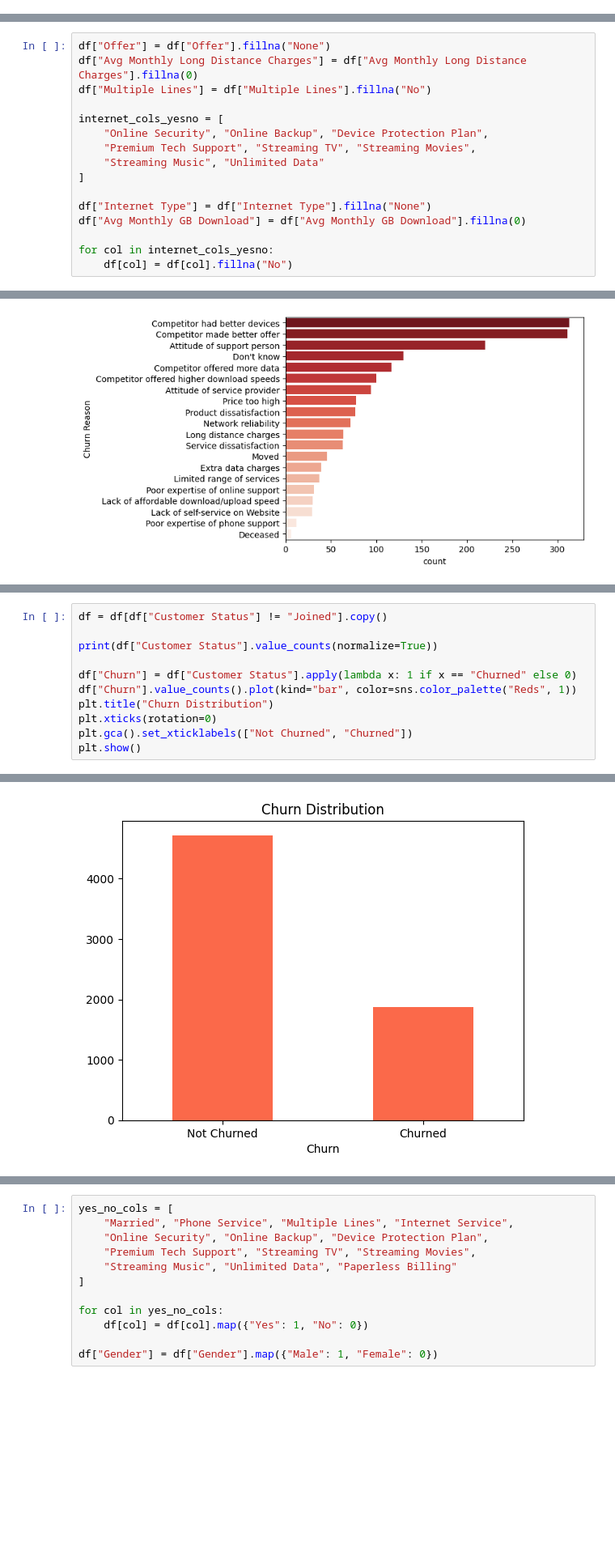
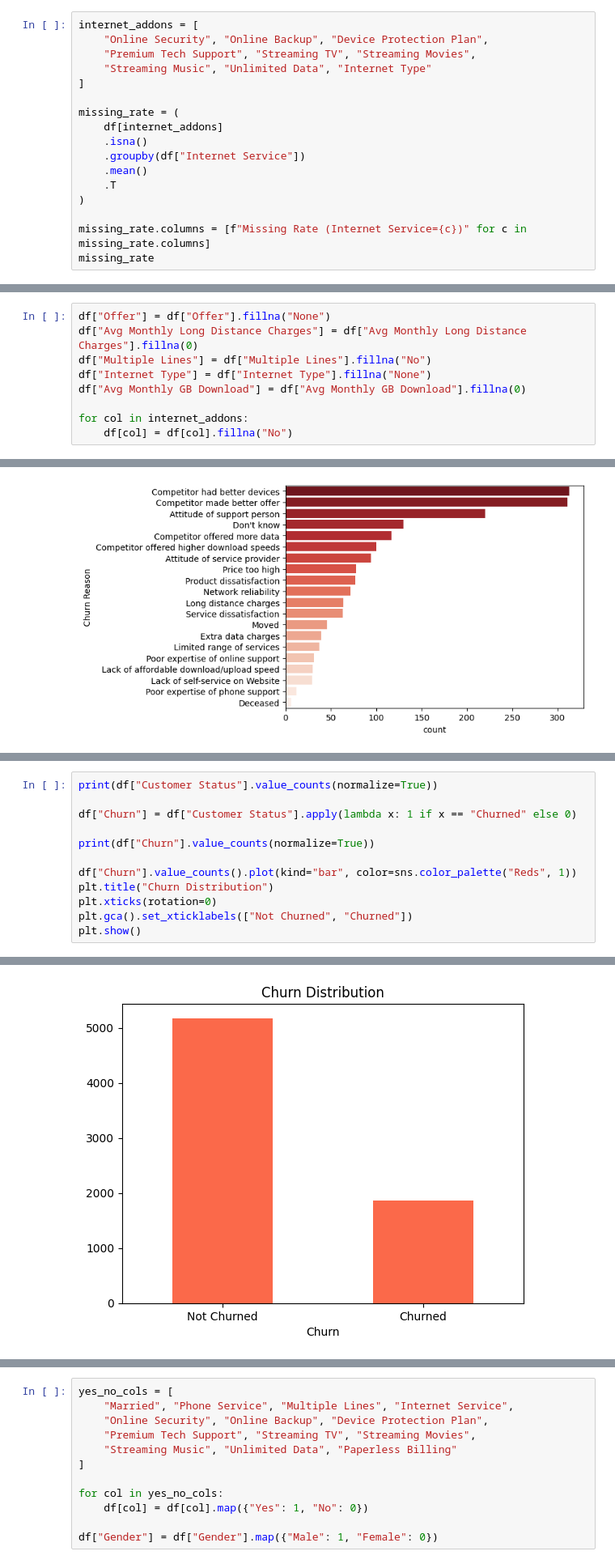
Before and after one commit to devilshadow04/churn-prediction, a Jupyter notebook: notebook.ipynb, the cells around one changed output, grey strips where cells are left out. Shown at 81% size. Drawn from its saved outputs; the diff is of its cells as text; blank space fills up the shorter version.

```diff
--- a/notebook.ipynb
+++ b/notebook.ipynb
@@ -64,0 +137,17 @@ None
+# %%
+internet_addons = [
+    "Online Security", "Online Backup", "Device Protection Plan",
+    "Premium Tech Support", "Streaming TV", "Streaming Movies",
+    "Streaming Music", "Unlimited Data", "Internet Type"
+]
+
+missing_rate = (
+    df[internet_addons]
+    .isna()
+    .groupby(df["Internet Service"])
+    .mean()
+    .T
+)
+
+missing_rate.columns = [f"Missing Rate (Internet Service={c})" for c in missing_rate.columns]
+missing_rate
@@ -66,15 +177,8 @@ None
 df["Offer"] = df["Offer"].fillna("None")
 df["Avg Monthly Long Distance Charges"] = df["Avg Monthly Long Distance Charges"].fillna(0)
 df["Multiple Lines"] = df["Multiple Lines"].fillna("No")
-
-internet_cols_yesno = [
-    "Online Security", "Online Backup", "Device Protection Plan",
-    "Premium Tech Support", "Streaming TV", "Streaming Movies",
-    "Streaming Music", "Unlimited Data"
-]
-
 df["Internet Type"] = df["Internet Type"].fillna("None")
 df["Avg Monthly GB Download"] = df["Avg Monthly GB Download"].fillna(0)
 
-for col in internet_cols_yesno:
+for col in internet_addons:
     df[col] = df[col].fillna("No")
@@ -129,9 +300,10 @@ plt.show()
 # %%
-df = df[df["Customer Status"] != "Joined"].copy()
-
 print(df["Customer Status"].value_counts(normalize=True))
 
 df["Churn"] = df["Customer Status"].apply(lambda x: 1 if x == "Churned" else 0)
+
+print(df["Churn"].value_counts(normalize=True))
+
 df["Churn"].value_counts().plot(kind="bar", color=sns.color_palette("Reds", 1))
 plt.title("Churn Distribution")
 plt.xticks(rotation=0)
@@ -145 +322 @@ Name: proportion, dtype: float64
-[figure, old version]
+[figure, new version]
```
Also changed, not shown: parts of 71 cells of this notebook.
